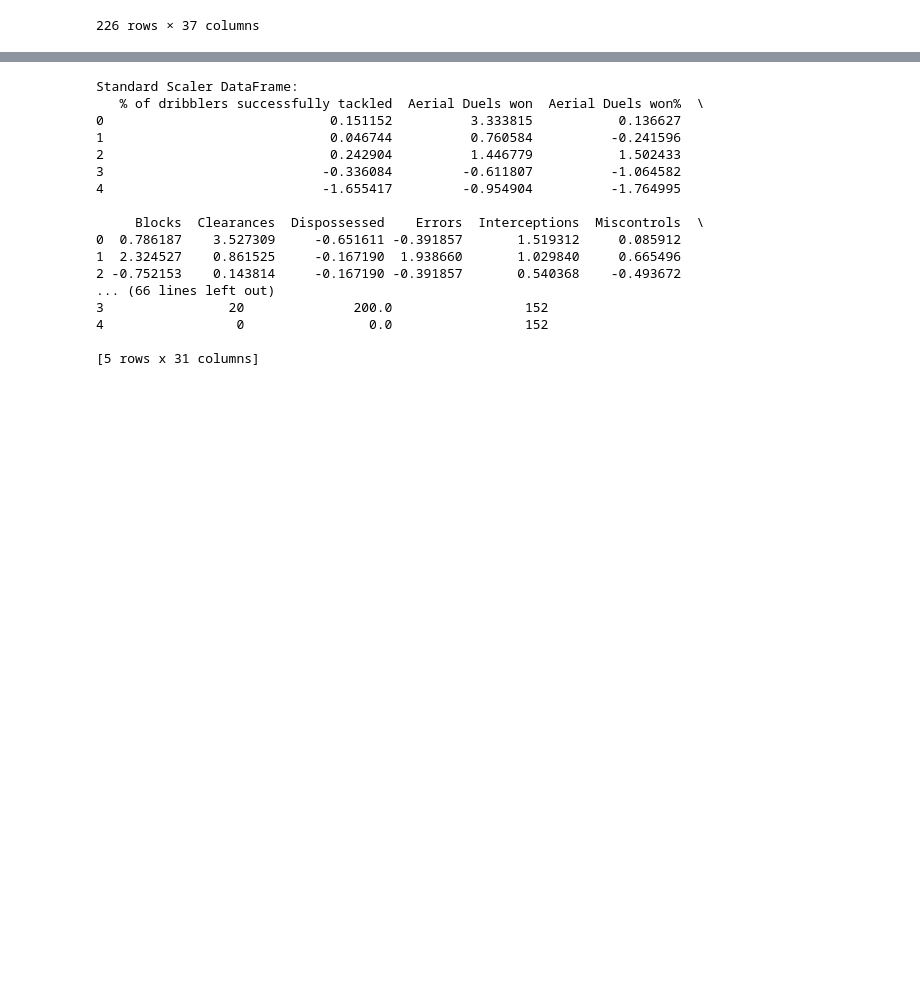
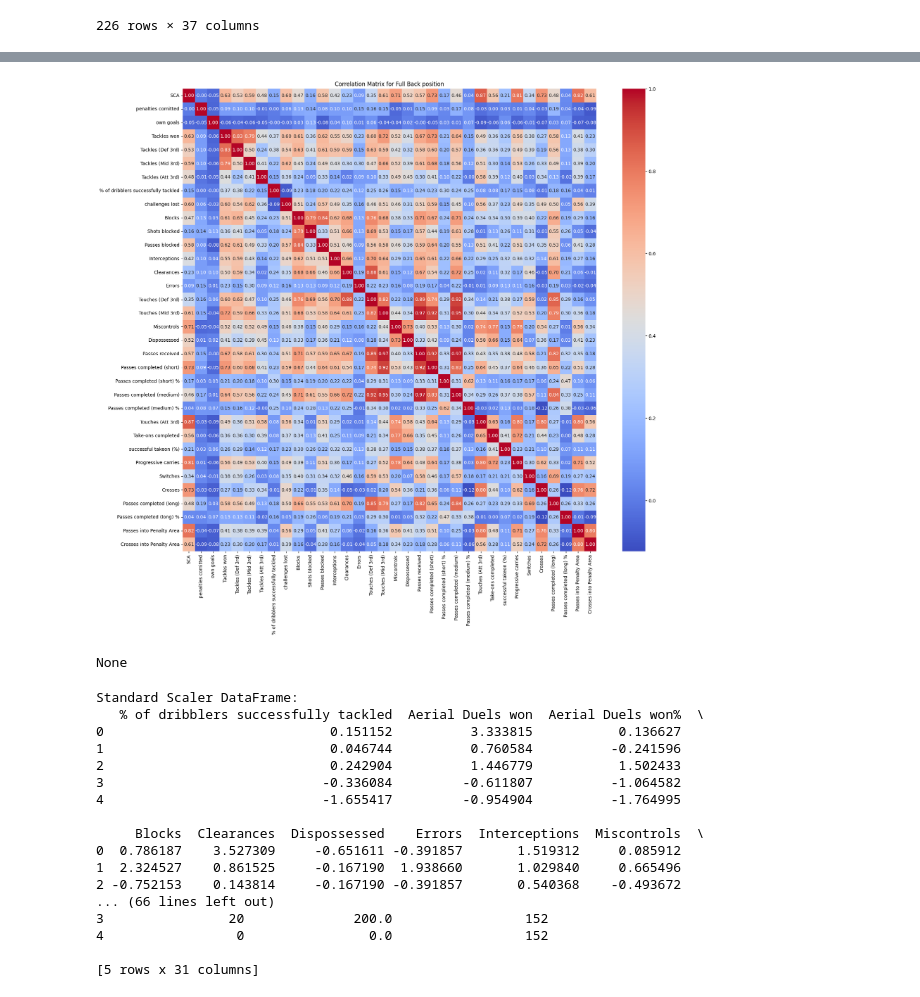
Before and after one commit to nrysam/UCL22_23, a Jupyter notebook: UEFA_Champions_League_2022_23_Best_Defender_Analysis.ipynb, the cells around one changed output, grey strips where cells are left out. Saved outputs shown, nothing was run; the diff lists cells and outputs as text; code cells hidden in the pictures; blank space fills up the shorter version.

```diff
--- a/UEFA_Champions_League_2022_23_Best_Defender_Analysis.ipynb
+++ b/UEFA_Champions_League_2022_23_Best_Defender_Analysis.ipynb
@@ -176,3 +190,17 @@ df_fb
+# %%
+#visualization for correlation
+def plot_correlation_matrix(data_fb):
+    corr_matrix = df_fb.corr()
+    plt.figure(figsize=(20, 18))
+    sns.heatmap(corr_matrix, annot=True, cmap='coolwarm', fmt=".2f")
+    plt.title('Correlation Matrix for Full Back position')
+    plt.show()
+
+# Usage
+display(plot_correlation_matrix(df_fb))
+# %% [output]
+[figure, added]
+None
 # %%
 # Define weights for each metric for CB position
 metric_weights_cb = {
```
Also changed, not shown: parts of 1 cell of this notebook.
